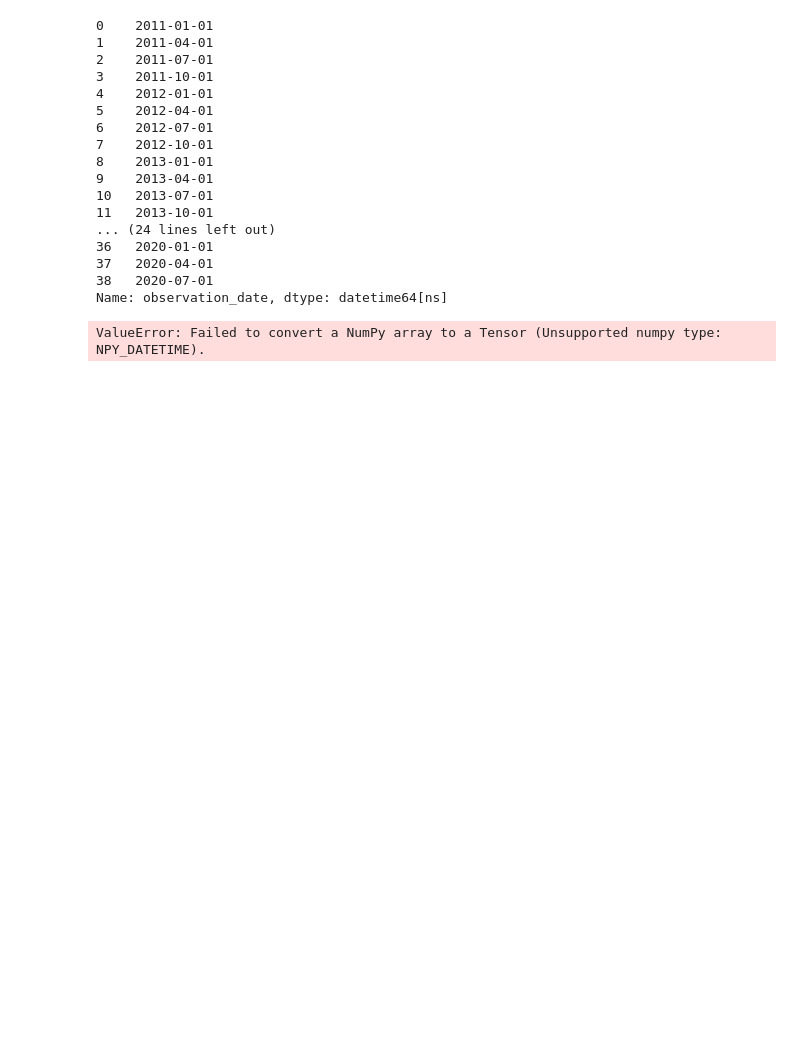
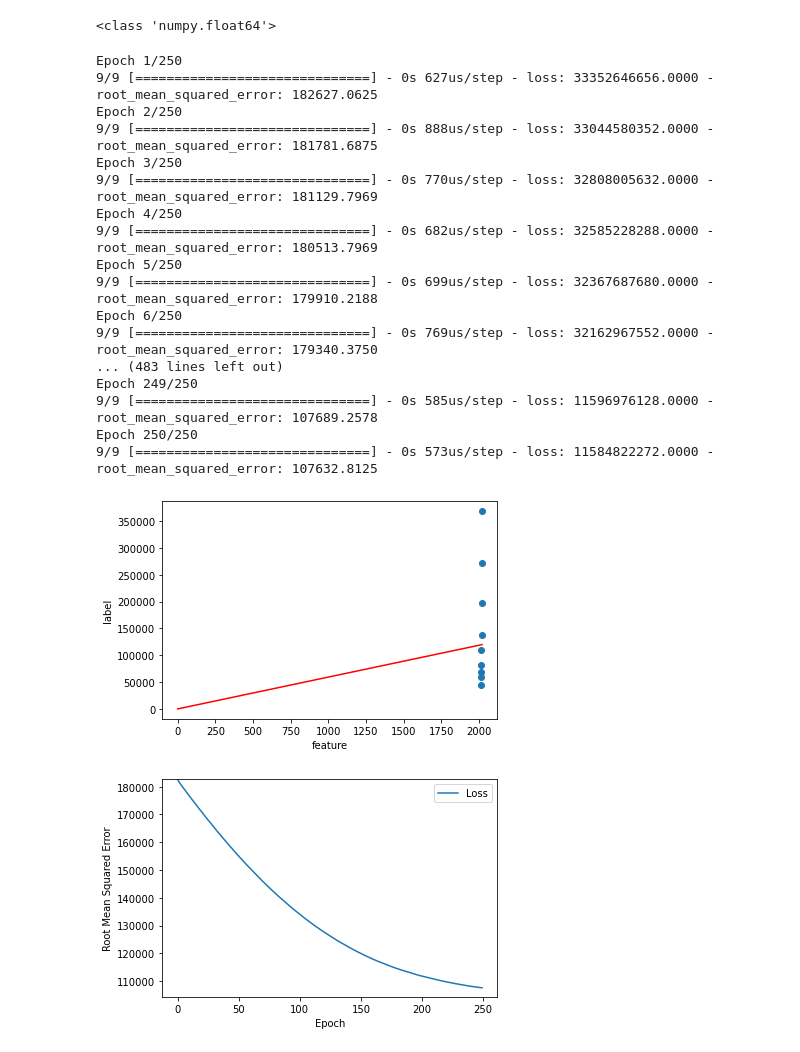
Before and after one commit to BelitK/E-CommerceVolume, a Jupyter notebook: Tensor.ipynb, the cells around one changed output. Drawn from its saved outputs; the diff is of its cells as text; code cells hidden in the pictures; blank space fills up the shorter version.

```diff
--- a/Tensor.ipynb
+++ b/Tensor.ipynb
@@ -6,26 +58,9 @@ import numpy as np
 # %%
 #get data
-dataset_turkey = pd.read_excel("TurkeyData.xlsx")
+dataset_turkey = pd.read_excel("fortensor.xlsx")
 #read data
 date_E = dataset_turkey["observation_date"]
 ecomsa_E = dataset_turkey["ECOMSA"]
-date_time = pd.to_datetime(dataset_turkey.pop('observation_date'), format='%Y.%m.%d %H:%M:%S')
-print(date_time)
+print(type(ecomsa_E[2]))
 # %% [output]
-0    2011-01-01
-1    2011-04-01
-2    2011-07-01
-3    2011-10-01
-4    2012-01-01
-5    2012-04-01
-6    2012-07-01
-7    2012-10-01
-8    2013-01-01
-9    2013-04-01
-10   2013-07-01
-11   2013-10-01
-... (24 lines left out)
-36   2020-01-01
-37   2020-04-01
-38   2020-07-01
-Name: observation_date, dtype: datetime64[ns]
+<class 'numpy.float64'>
@@ -40,5 +66,0 @@ def predict_model(new_date):
-# %%
-test = predict_model([2022])
-print(test)
-# %% [output]
-ValueError: Failed to convert a NumPy array to a Tensor (Unsupported numpy type: NPY_DATETIME).
@@ -44,0 +100,33 @@ ValueError: Failed to convert a NumPy array to a Tensor (Unsupported numpy type:
+# %%
+my_feature = ([2011,2012,2013,2014,2015,2016,2017,2018,2019])
+my_label = ([45104.57,60265.08,69114.95,82732.12,110673,137252,197325.5,271517.7,368394.7])
+learning_rate=0.05
+epochs=250
+my_batch_size=1
+
+my_model = build_model(learning_rate)
+trained_weight, trained_bias, epochs, rmse = train_model(my_model, my_feature,
+                                                         my_label, epochs,
+                                                         my_batch_size)
+plot_the_model(trained_weight, trained_bias, my_feature, my_label)
+plot_the_loss_curve(epochs, rmse)
+# %% [output]
+Epoch 1/250
+9/9 [==============================] - 0s 627us/step - loss: 33352646656.0000 - root_mean_squared_error: 182627.0625
+Epoch 2/250
+9/9 [==============================] - 0s 888us/step - loss: 33044580352.0000 - root_mean_squared_error: 181781.6875
+Epoch 3/250
+9/9 [==============================] - 0s 770us/step - loss: 32808005632.0000 - root_mean_squared_error: 181129.7969
+Epoch 4/250
+9/9 [==============================] - 0s 682us/step - loss: 32585228288.0000 - root_mean_squared_error: 180513.7969
+Epoch 5/250
+9/9 [==============================] - 0s 699us/step - loss: 32367687680.0000 - root_mean_squared_error: 179910.2188
+Epoch 6/250
+9/9 [==============================] - 0s 769us/step - loss: 32162967552.0000 - root_mean_squared_error: 179340.3750
+... (483 lines left out)
+Epoch 249/250
+9/9 [==============================] - 0s 585us/step - loss: 11596976128.0000 - root_mean_squared_error: 107689.2578
+Epoch 250/250
+9/9 [==============================] - 0s 573us/step - loss: 11584822272.0000 - root_mean_squared_error: 107632.8125
+[figure, added]
+[figure, added]
```
Also changed, not shown: parts of 4 cells of this notebook, 3 other files.
